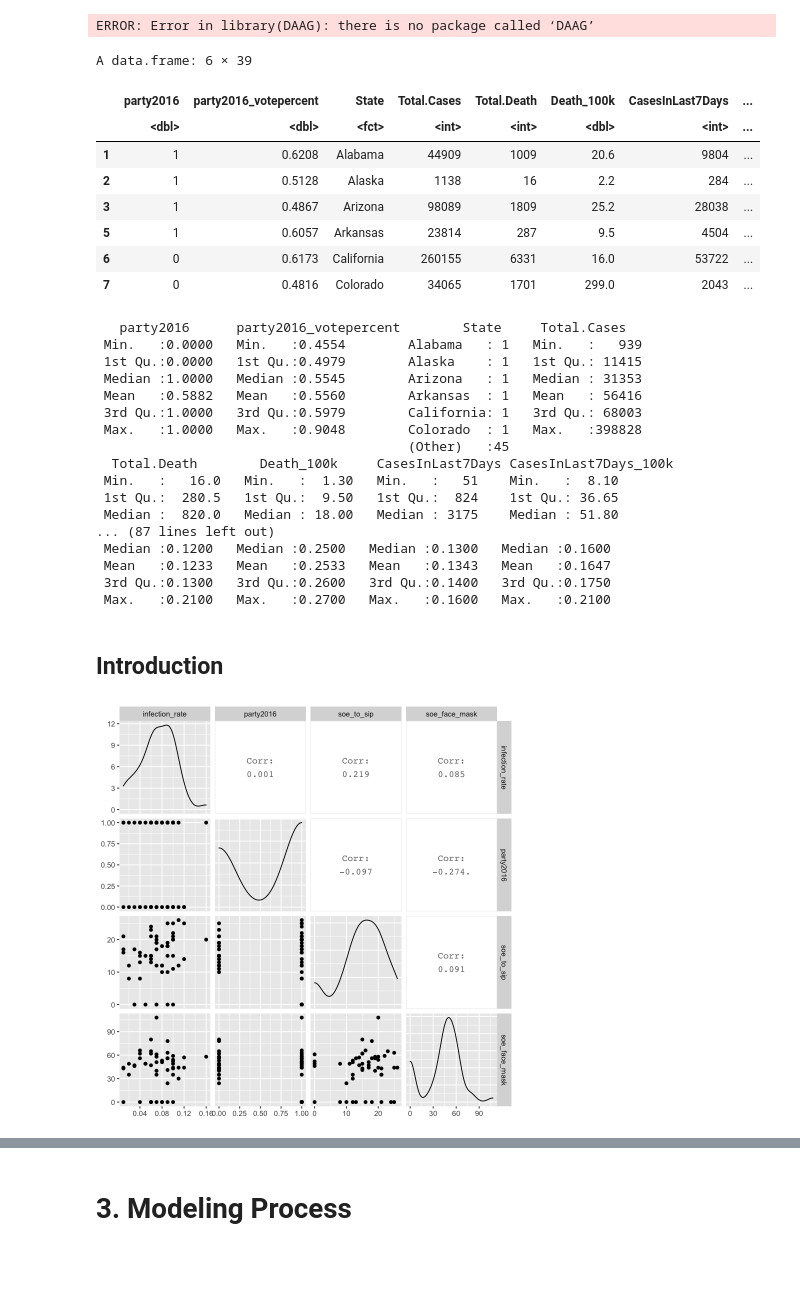
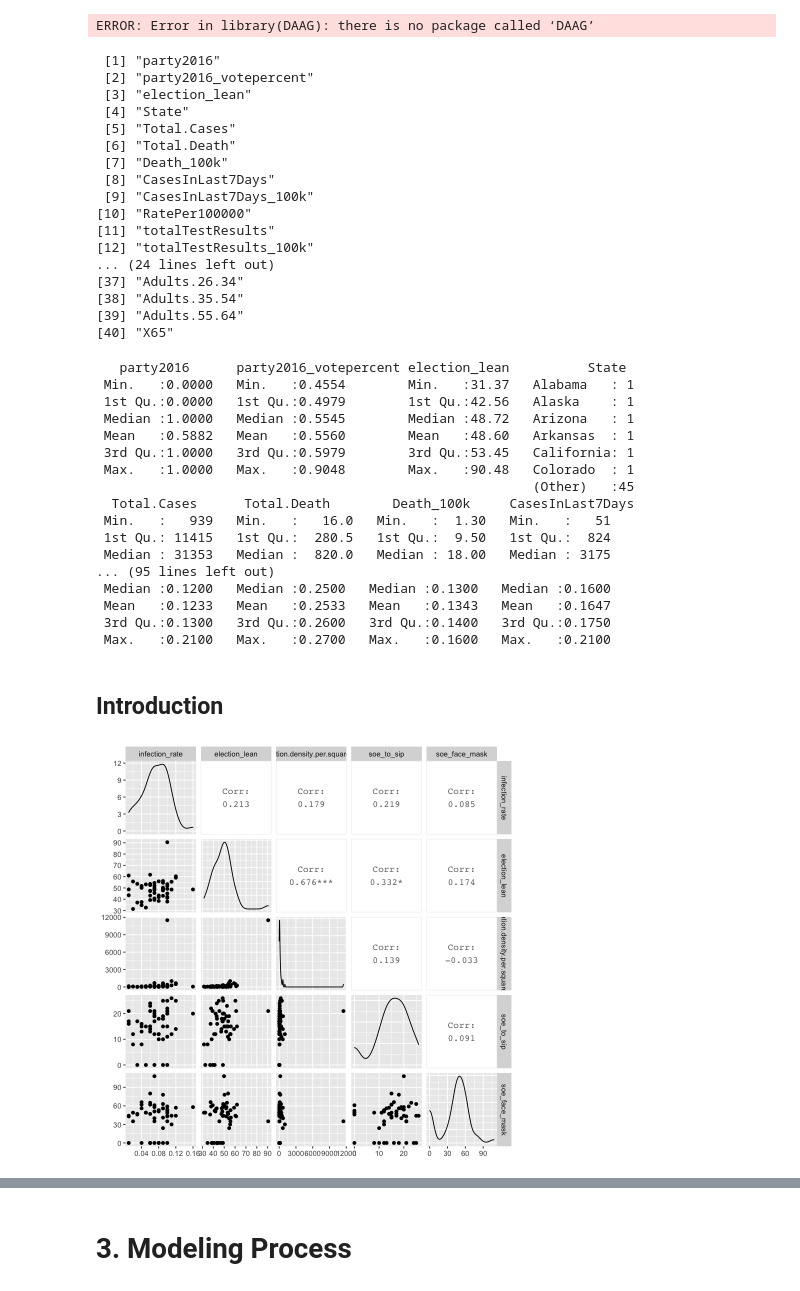
Before and after one commit to mfan86/mids-w203, a Jupyter notebook: lab3/draft_lab3_covid.ipynb, the cells around one changed output, grey strips where cells are left out. Drawn from its saved outputs; the diff is of its cells as text; code cells hidden in the pictures; blank space fills up the shorter version.

```diff
--- a/lab3/draft_lab3_covid.ipynb
+++ b/lab3/draft_lab3_covid.ipynb
@@ -68,7 +68,7 @@ df_covid = read.csv("covid-19_dist0720_enriched.csv")
 #head(df_covid)
 
 #combine Arizona & arizona data
-for (i in 4:ncol(df_covid)){
+for (i in 5:ncol(df_covid)){
     a_val = df_covid[c(3), i]
     b_val = df_covid[c(4), i]
     if (a_val != b_val){
@@ -85,31 +85,39 @@ df_covid <- df_covid[-c(4), ]
 df_covid$party2016 = ifelse(df_covid$party2016 == "Republican", 1, 0)
 
 
-head(df_covid)
+names(df_covid)
 summary(df_covid)
 # %% [output]
-A data.frame: 6 × 39
+ [1] "party2016"
+ [2] "party2016_votepercent"
+ [3] "election_lean"
+ [4] "State"
+ [5] "Total.Cases"
+ [6] "Total.Death"
+ [7] "Death_100k"
+ [8] "CasesInLast7Days"
+ [9] "CasesInLast7Days_100k"
+[10] "RatePer100000"
+[11] "totalTestResults"
+[12] "totalTestResults_100k"
+... (24 lines left out)
+[37] "Adults.26.34"
+[38] "Adults.35.54"
+[39] "Adults.55.64"
+[40] "X65"
-|  | party2016 | party2016_votepercent | State | Total.Cases | Total.Death | Death_100k | CasesInLast7Days | ... |
-|  | <dbl> | <dbl> | <fct> | <int> | <int> | <dbl> | <int> | ... |
-| 1 | 1 | 0.6208 | Alabama | 44909 | 1009 | 20.6 | 9804 | ... |
-| 2 | 1 | 0.5128 | Alaska | 1138 | 16 | 2.2 | 284 | ... |
-| 3 | 1 | 0.4867 | Arizona | 98089 | 1809 | 25.2 | 28038 | ... |
-| 5 | 1 | 0.6057 | Arkansas | 23814 | 287 | 9.5 | 4504 | ... |
-| 6 | 0 | 0.6173 | California | 260155 | 6331 | 16.0 | 53722 | ... |
-| 7 | 0 | 0.4816 | Colorado | 34065 | 1701 | 299.0 | 2043 | ... |
-   party2016      party2016_votepercent        State     Total.Cases
- Min.   :0.0000   Min.   :0.4554        Alabama   : 1   Min.   :   939
- 1st Qu.:0.0000   1st Qu.:0.4979        Alaska    : 1   1st Qu.: 11415
- Median :1.0000   Median :0.5545        Arizona   : 1   Median : 31353
- Mean   :0.5882   Mean   :0.5560        Arkansas  : 1   Mean   : 56416
- 3rd Qu.:1.0000   3rd Qu.:0.5979        California: 1   3rd Qu.: 68003
- Max.   :1.0000   Max.   :0.9048        Colorado  : 1   Max.   :398828
-                                        (Other)   :45
-  Total.Death        Death_100k     CasesInLast7Days CasesInLast7Days_100k
- Min.   :   16.0   Min.   :  1.30   Min.   :   51    Min.   :  8.10
- 1st Qu.:  280.5   1st Qu.:  9.50   1st Qu.:  824    1st Qu.: 36.65
- Median :  820.0   Median : 18.00   Median : 3175    Median : 51.80
-... (87 lines left out)
+   party2016      party2016_votepercent election_lean          State
+ Min.   :0.0000   Min.   :0.4554        Min.   :31.37   Alabama   : 1
+ 1st Qu.:0.0000   1st Qu.:0.4979        1st Qu.:42.56   Alaska    : 1
+ Median :1.0000   Median :0.5545        Median :48.72   Arizona   : 1
+ Mean   :0.5882   Mean   :0.5560        Mean   :48.60   Arkansas  : 1
+ 3rd Qu.:1.0000   3rd Qu.:0.5979        3rd Qu.:53.45   California: 1
+ Max.   :1.0000   Max.   :0.9048        Max.   :90.48   Colorado  : 1
+                                                        (Other)   :45
+  Total.Cases      Total.Death        Death_100k     CasesInLast7Days
+ Min.   :   939   Min.   :   16.0   Min.   :  1.30   Min.   :   51
+ 1st Qu.: 11415   1st Qu.:  280.5   1st Qu.:  9.50   1st Qu.:  824
+ Median : 31353   Median :  820.0   Median : 18.00   Median : 3175
+... (95 lines left out)
  Median :0.1200   Median :0.2500   Median :0.1300   Median :0.1600
  Mean   :0.1233   Mean   :0.2533   Mean   :0.1343   Mean   :0.1647
  3rd Qu.:0.1300   3rd Qu.:0.2600   3rd Qu.:0.1400   3rd Qu.:0.1750
@@ -117,7 +125,7 @@ A data.frame: 6 × 39
 # %% [markdown]
 ## Introduction
 # %%
-ggpairs(df_covid[,c('infection_rate','party2016','soe_to_sip', 'soe_face_mask')],cardinality_threshold = 55)
+ggpairs(df_covid[,c('infection_rate','election_lean','Population.density.per.square.miles','soe_to_sip', 'soe_face_mask')],cardinality_threshold = 55)
 # %% [output]
-[figure, old version]
+[figure, new version]
 # %%
```
Also changed, not shown: parts of 13 cells of this notebook.
